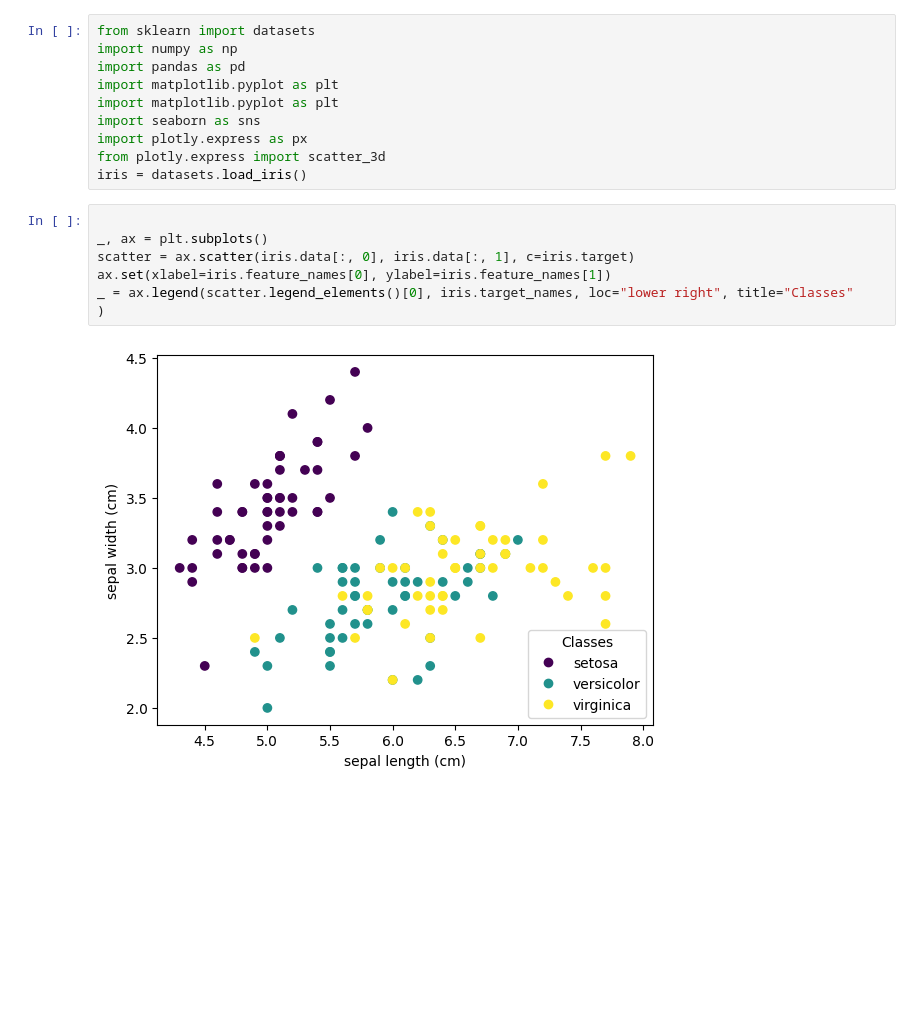
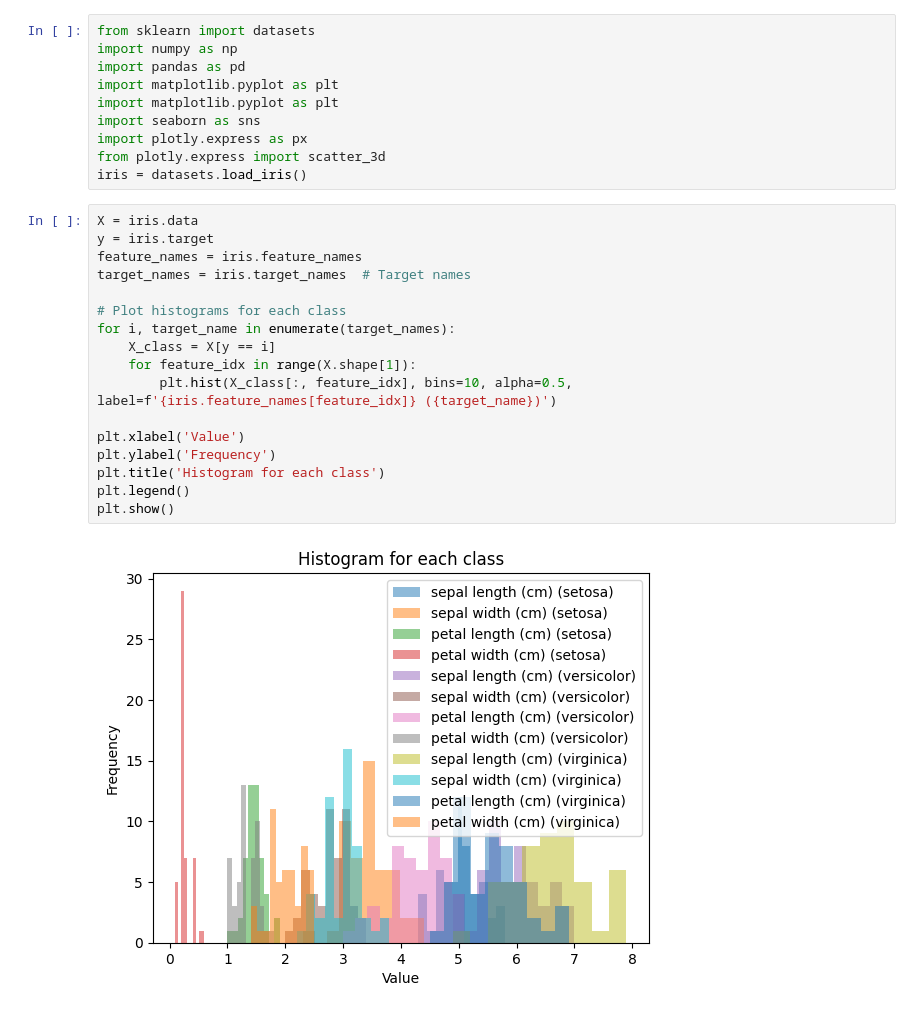
Before and after one commit to Is7ac/ML, a Jupyter notebook: lab1.ipynb, the cells around one changed output. Cells and saved outputs as stored; diff of their text form; blank space fills up the shorter version.

```diff
--- a/lab1.ipynb
+++ b/lab1.ipynb
@@ -16,12 +16,22 @@ import seaborn as sns
 import plotly.express as px
 from plotly.express import scatter_3d
 iris = datasets.load_iris()
-# %%
-
-_, ax = plt.subplots()
-scatter = ax.scatter(iris.data[:, 0], iris.data[:, 1], c=iris.target)
-ax.set(xlabel=iris.feature_names[0], ylabel=iris.feature_names[1])
-_ = ax.legend(scatter.legend_elements()[0], iris.target_names, loc="lower right", title="Classes"
-)
-# %% [output]
-[figure, removed]
+# %%
+X = iris.data
+y = iris.target
+feature_names = iris.feature_names
+target_names = iris.target_names  # Target names
+
+# Plot histograms for each class
+for i, target_name in enumerate(target_names):
+    X_class = X[y == i]
+    for feature_idx in range(X.shape[1]):
+        plt.hist(X_class[:, feature_idx], bins=10, alpha=0.5, label=f'{iris.feature_names[feature_idx]} ({target_name})')
+
+plt.xlabel('Value')
+plt.ylabel('Frequency')
+plt.title('Histogram for each class')
+plt.legend()
+plt.show()
+# %% [output]
+[figure, added]
```
Also changed, not shown: parts of 2 cells of this notebook.
